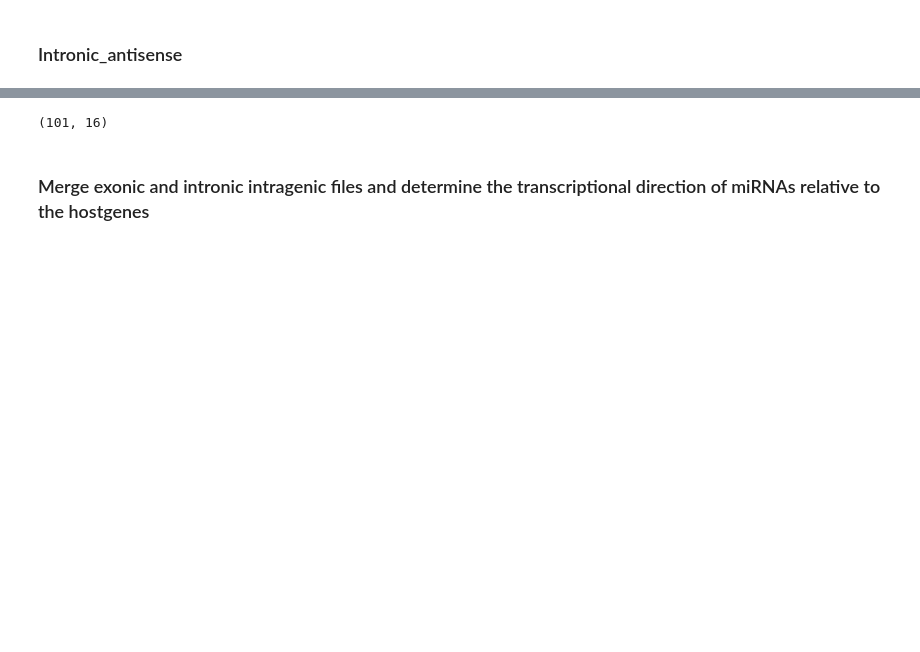
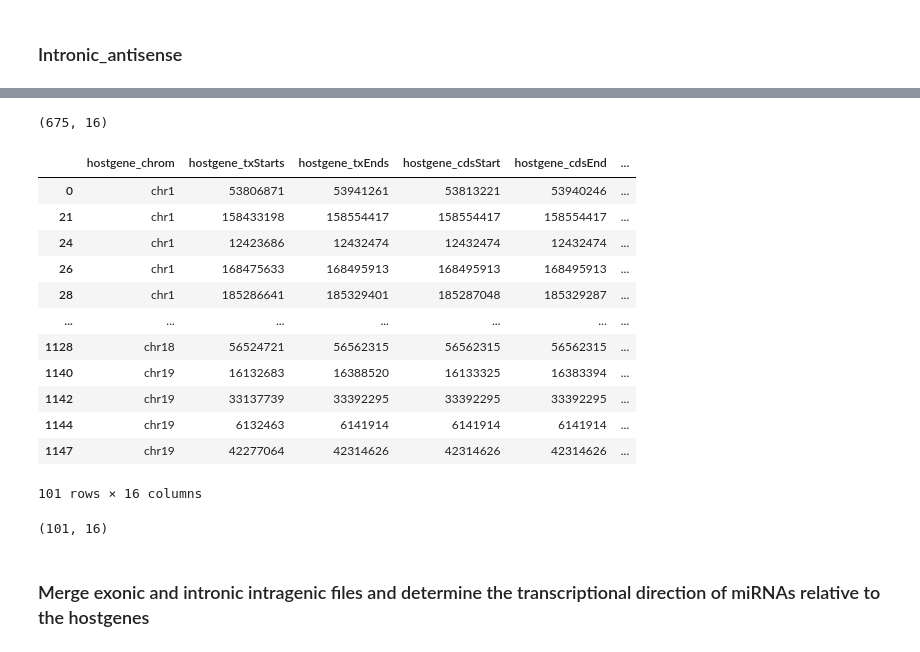
Before and after one commit to TyronChang/Exonic-microRNA-analysis, a Jupyter notebook: Mouse_miR_analysis.ipynb, the cells around one changed output, grey strips where cells are left out. Saved outputs shown, nothing was run; the diff lists cells and outputs as text; code cells hidden in the pictures; blank space fills up the shorter version.

```diff
--- a/Mouse_miR_analysis.ipynb
+++ b/Mouse_miR_analysis.ipynb
@@ -721,6 +729,10 @@ Mouse_intronicmiR_intragenic.shape
 Mouse_intronicmiR_intragenic["miR_Name"]=Mouse_intronicmiR_intragenic["miR_Name"].str.replace("Name=", "")
 # %%
 Mouse_intronicmiR_intragenic["host_gene_region"]= "introns"
+# %%
+Mouse_intronicmiR_intragenic.shape
+# %% [output]
+(675, 16)
 # %%
 Mouse_intronicmiR_antisense=Mouse_intronicmiR_antisense.loc[Mouse_intronicmiR_antisense['miR_type']=="miRNA_primary_transcript"]
 # %%
@@ -729,6 +741,22 @@ Mouse_intronicmiR_antisense=Mouse_intronicmiR_antisense.drop_duplicates(subset=[
 Mouse_intronicmiR_antisense["miR_Name"]=Mouse_intronicmiR_antisense["miR_Name"].str.replace("Name=", "")
 # %%
 Mouse_intronicmiR_antisense["host_gene_region"]="introns"
+# %%
+Mouse_intronicmiR_antisense
+# %% [output]
+|  | hostgene_chrom | hostgene_txStarts | hostgene_txEnds | hostgene_cdsStart | hostgene_cdsEnd | ... |
+| 0 | chr1 | 53806871 | 53941261 | 53813221 | 53940246 | ... |
+| 21 | chr1 | 158433198 | 158554417 | 158554417 | 158554417 | ... |
+| 24 | chr1 | 12423686 | 12432474 | 12432474 | 12432474 | ... |
+| 26 | chr1 | 168475633 | 168495913 | 168495913 | 168495913 | ... |
+| 28 | chr1 | 185286641 | 185329401 | 185287048 | 185329287 | ... |
+| ... | ... | ... | ... | ... | ... | ... |
+| 1128 | chr18 | 56524721 | 56562315 | 56562315 | 56562315 | ... |
+| 1140 | chr19 | 16132683 | 16388520 | 16133325 | 16383394 | ... |
+| 1142 | chr19 | 33137739 | 33392295 | 33392295 | 33392295 | ... |
+| 1144 | chr19 | 6132463 | 6141914 | 6141914 | 6141914 | ... |
+| 1147 | chr19 | 42277064 | 42314626 | 42314626 | 42314626 | ... |
+101 rows × 16 columns
 # %%
 Mouse_intronicmiR_antisense.shape
 # %% [output]
```
Also changed, not shown: parts of 14 cells of this notebook, 23 other files.
